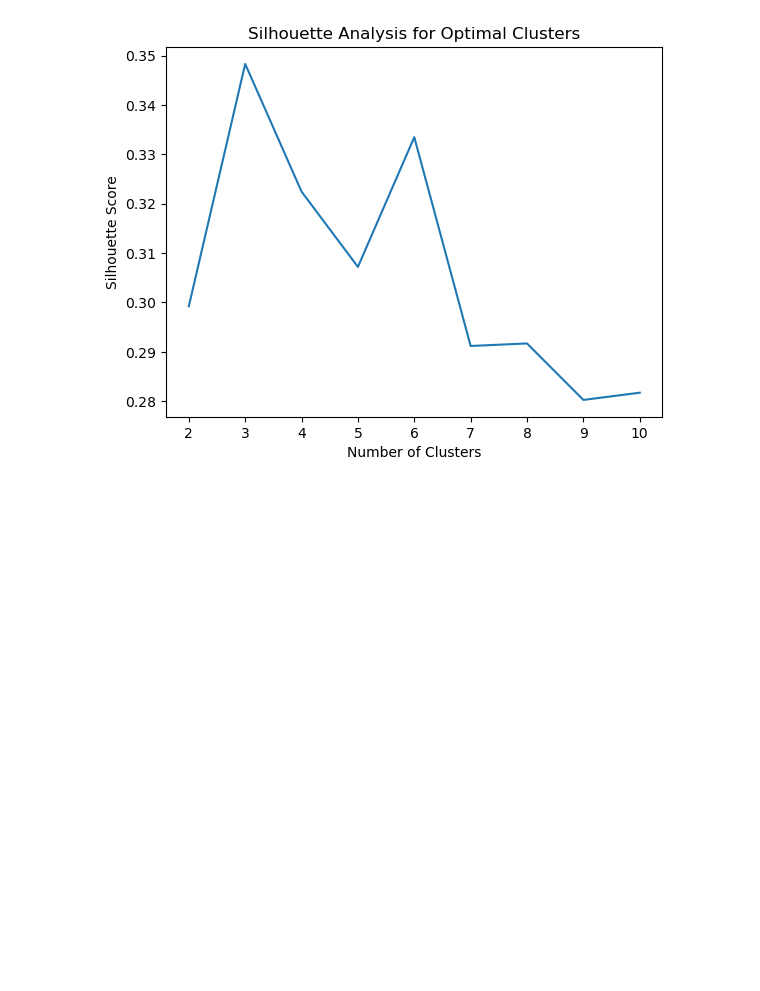
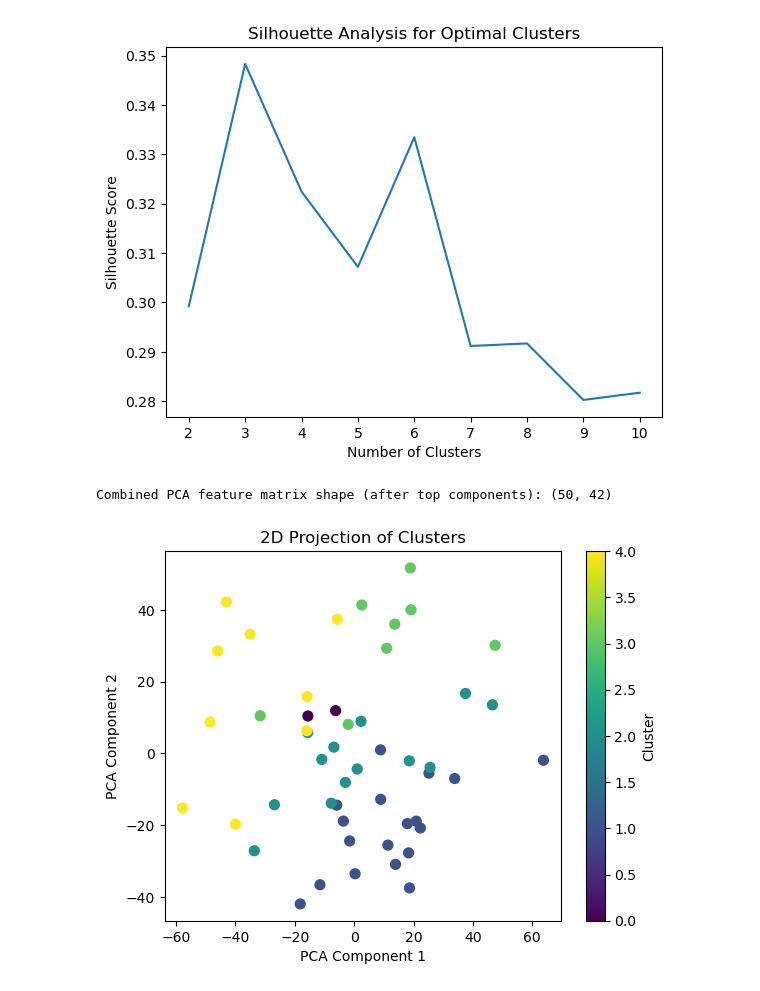
Before and after one commit to madeline-blount/The-Simpsons-PCA-Reconstruction, a Jupyter notebook: rough_draft_PCA-Copy1.ipynb, the cells around one changed output. Drawn from its saved outputs; the diff is of its cells as text; code cells hidden in the pictures; blank space fills up the shorter version.

Commit message:
adjusted top components for clustering

```diff
--- a/rough_draft_PCA-Copy1.ipynb
+++ b/rough_draft_PCA-Copy1.ipynb
@@ -193,3 +193,33 @@ plt.title('Silhouette Analysis for Optimal Clusters')
 plt.show()
 # %% [output]
 [figure]
+# %%
+def combine_channels_for_clustering(r_Z, g_Z, b_Z, top_k):
+    r_Z_top = r_Z[:, :top_k]
+    g_Z_top = g_Z[:, :top_k]
+    b_Z_top = b_Z[:, :top_k]
+
+    combined_data = np.hstack((r_Z_top, g_Z_top, b_Z_top))
+    return combined_data
+
+top_k = 14
+combined_Z = combine_channels_for_clustering(r_Z, g_Z, b_Z, top_k)
+print(f"Combined PCA feature matrix shape (after top components): {combined_Z.shape}")
+# %% [output]
+Combined PCA feature matrix shape (after top components): (50, 42)
+# %%
+n_clusters = 5
+kmeans = KMeans(n_clusters=n_clusters, random_state=42)
+clusters = kmeans.fit_predict(combined_Z)
+
+pca_2d = PCA(n_components=5)
+pca_2d_features = pca_2d.fit_transform(combined_Z)
+
+plt.scatter(pca_2d_features[:, 0], pca_2d_features[:, 1], c=clusters, cmap='viridis', s=50)
+plt.title("2D Projection of Clusters")
+plt.xlabel("PCA Component 1")
+plt.ylabel("PCA Component 2")
+plt.colorbar(label="Cluster")
+plt.show()
+# %% [output]
+[figure, added]
```
Also changed, not shown: parts of 4 cells of this notebook.
